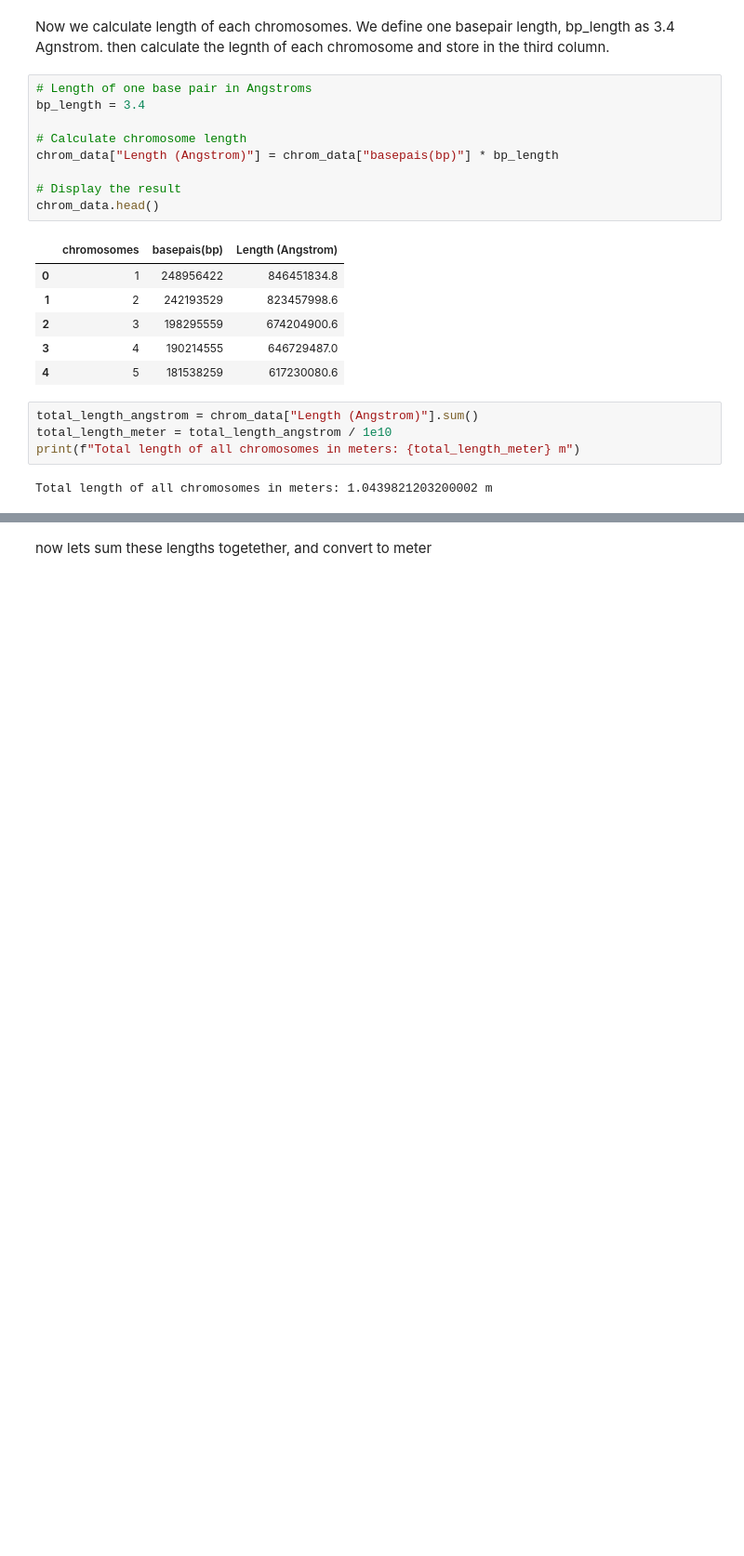
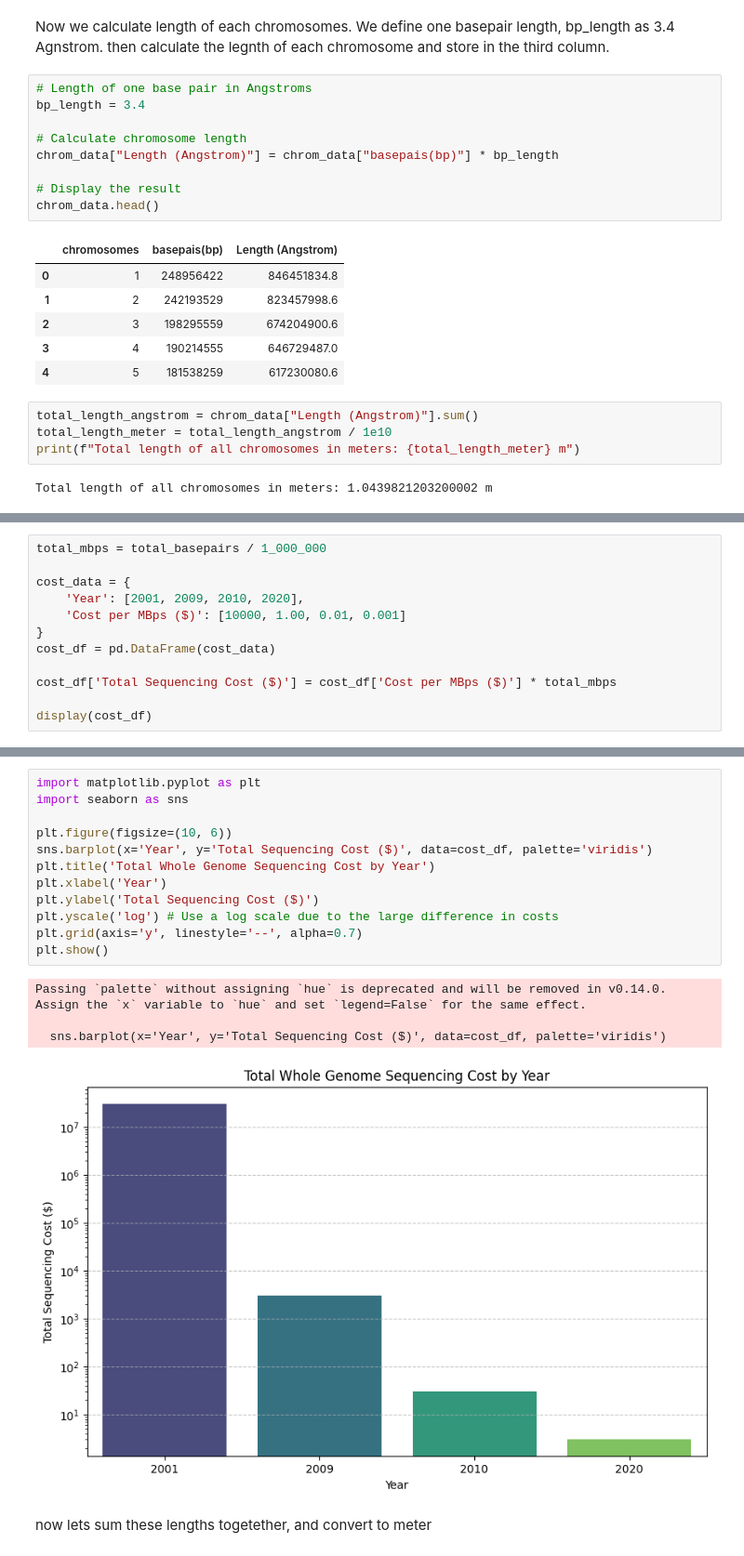
Before and after one commit to yongmeiwang/AI_BigData_CancerBiology, a Jupyter notebook: Sept9Class.ipynb, the cells around one changed output, grey strips where cells are left out. Shown at 93% size. Cells and saved outputs as stored; diff of their text form; blank space fills up the shorter version.

```diff
--- a/Sept9Class.ipynb
+++ b/Sept9Class.ipynb
@@ -140,0 +143,12 @@ Total length of all chromosomes in meters: 1.0439821203200002 m
+# %%
+total_mbps = total_basepairs / 1_000_000
+
+cost_data = {
+    'Year': [2001, 2009, 2010, 2020],
+    'Cost per MBps ($)': [10000, 1.00, 0.01, 0.001]
+}
+cost_df = pd.DataFrame(cost_data)
+
+cost_df['Total Sequencing Cost ($)'] = cost_df['Cost per MBps ($)'] * total_mbps
+
+display(cost_df)
@@ -141,2 +161,19 @@ Total length of all chromosomes in meters: 1.0439821203200002 m
+# %%
+import matplotlib.pyplot as plt
+import seaborn as sns
+
+plt.figure(figsize=(10, 6))
+sns.barplot(x='Year', y='Total Sequencing Cost ($)', data=cost_df, palette='viridis')
+plt.title('Total Whole Genome Sequencing Cost by Year')
+plt.xlabel('Year')
+plt.ylabel('Total Sequencing Cost ($)')
+plt.yscale('log') # Use a log scale due to the large difference in costs
+plt.grid(axis='y', linestyle='--', alpha=0.7)
+plt.show()
+# %% [output]
+Passing `palette` without assigning `hue` is deprecated and will be removed in v0.14.0. Assign the `x` variable to `hue` and set `legend=False` for the same effect.
+
+  sns.barplot(x='Year', y='Total Sequencing Cost ($)', data=cost_df, palette='viridis')
+[figure, added]
 # %% [markdown]
 now lets sum these lengths togetether, and convert to meter
```
Also changed, not shown: parts of 2 cells of this notebook.
